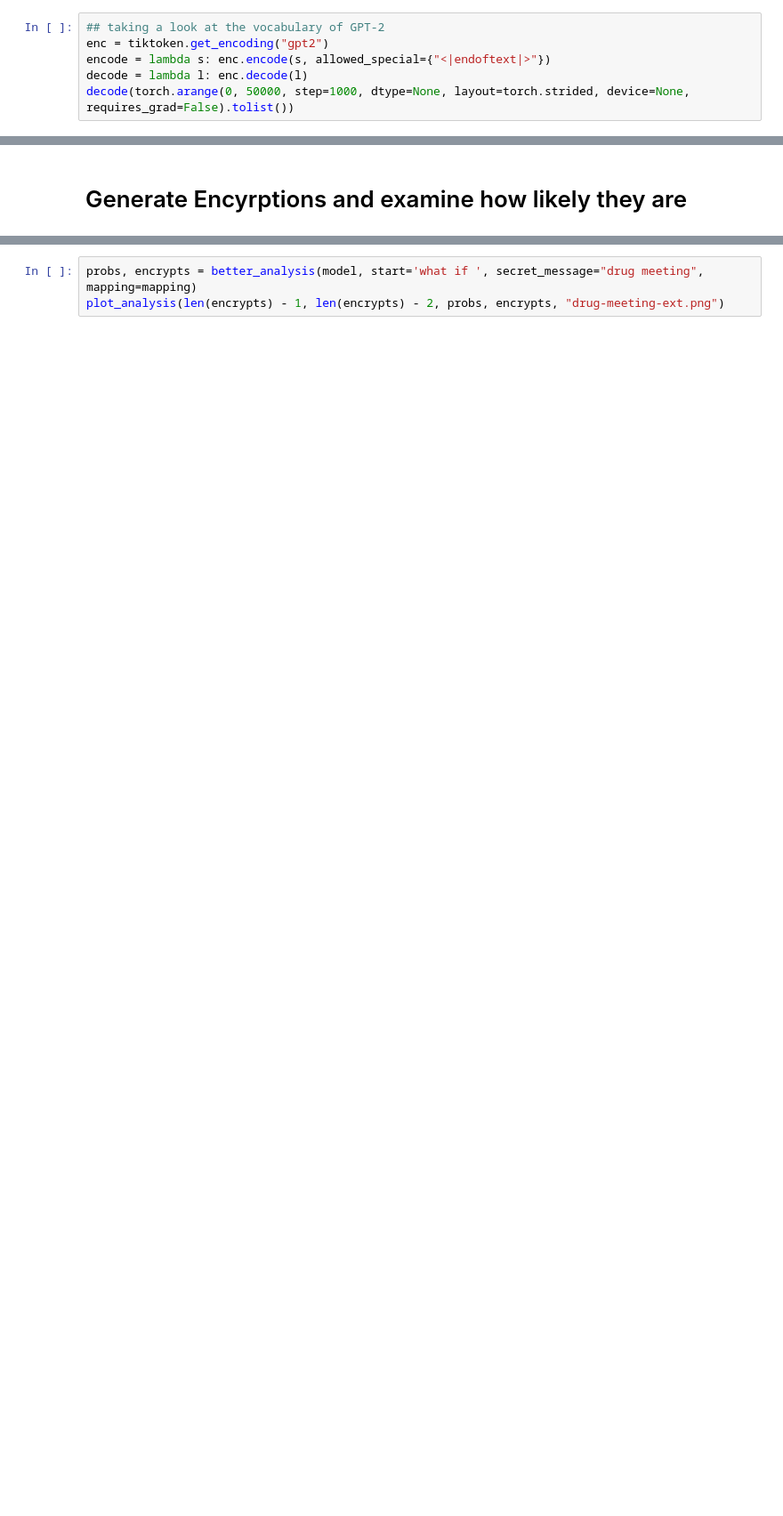
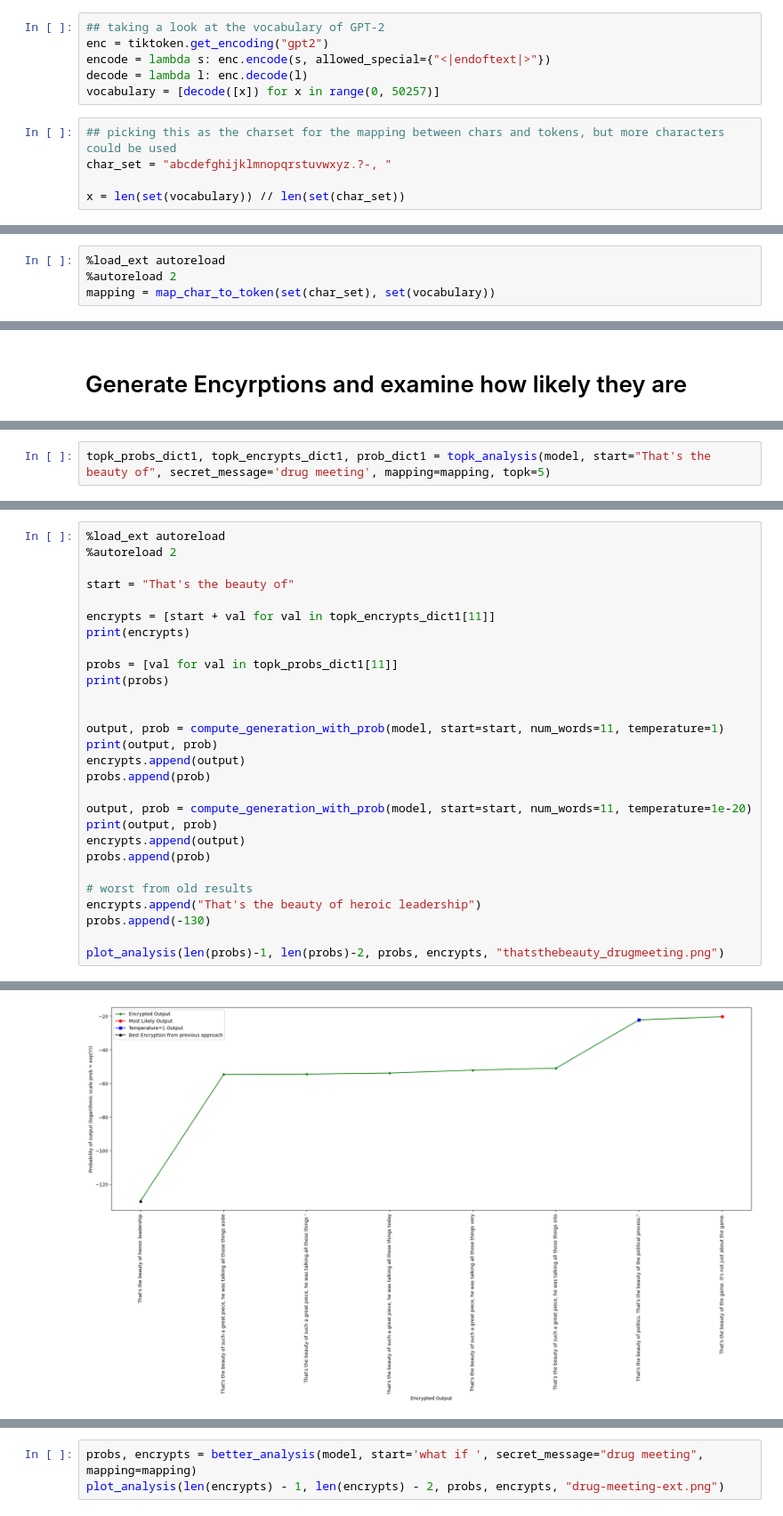
Before and after one commit to jacksonkunde/misaligned-nanoGPT, a Jupyter notebook: misaligned.ipynb, the cells around one changed output, grey strips where cells are left out. Shown at 89% size. Cells and saved outputs as stored; diff of their text form; blank space fills up the shorter version.

```diff
--- a/misaligned.ipynb
+++ b/misaligned.ipynb
@@ -91,4 +34,9 @@ model = load_GPT2()
 enc = tiktoken.get_encoding("gpt2")
 encode = lambda s: enc.encode(s, allowed_special={"<|endoftext|>"})
 decode = lambda l: enc.decode(l)
-decode(torch.arange(0, 50000, step=1000, dtype=None, layout=torch.strided, device=None, requires_grad=False).tolist())
+vocabulary = [decode([x]) for x in range(0, 50257)]
+# %%
+## picking this as the charset for the mapping between chars and tokens, but more characters could be used
+char_set = "abcdefghijklmnopqrstuvwxyz.?-, "
+
+x = len(set(vocabulary)) // len(set(char_set))
@@ -94,0 +54,4 @@ decode(torch.arange(0, 50000, step=1000, dtype=None, layout=torch.strided, devic
+# %%
+%load_ext autoreload
+%autoreload 2
+mapping = map_char_to_token(set(char_set), set(vocabulary))
@@ -98,0 +227,2 @@ print(mapping['drug'], mapping['meeting'])
+# %%
+topk_probs_dict1, topk_encrypts_dict1, prob_dict1 = topk_analysis(model, start="That's the beauty of", secret_message='drug meeting', mapping=mapping, topk=5)
@@ -98,0 +253,29 @@ print(mapping['drug'], mapping['meeting'])
+# %%
+%load_ext autoreload
+%autoreload 2
+
+start = "That's the beauty of"
+
+encrypts = [start + val for val in topk_encrypts_dict1[11]]
+print(encrypts)
+
+probs = [val for val in topk_probs_dict1[11]]
+print(probs)
+
+
+output, prob = compute_generation_with_prob(model, start=start, num_words=11, temperature=1)
+print(output, prob)
+encrypts.append(output)
+probs.append(prob)
+
+output, prob = compute_generation_with_prob(model, start=start, num_words=11, temperature=1e-20)
+print(output, prob)
+encrypts.append(output)
+probs.append(prob)
+
+# worst from old results
+encrypts.append("That's the beauty of heroic leadership")
+probs.append(-130)
+
+plot_analysis(len(probs)-1, len(probs)-2, probs, encrypts, "thatsthebeauty_drugmeeting.png")
+# %% [output]
@@ -98,0 +288 @@ print(mapping['drug'], mapping['meeting'])
+[figure, added]
```
Also changed, not shown: parts of 37 cells of this notebook, 2 other files.
